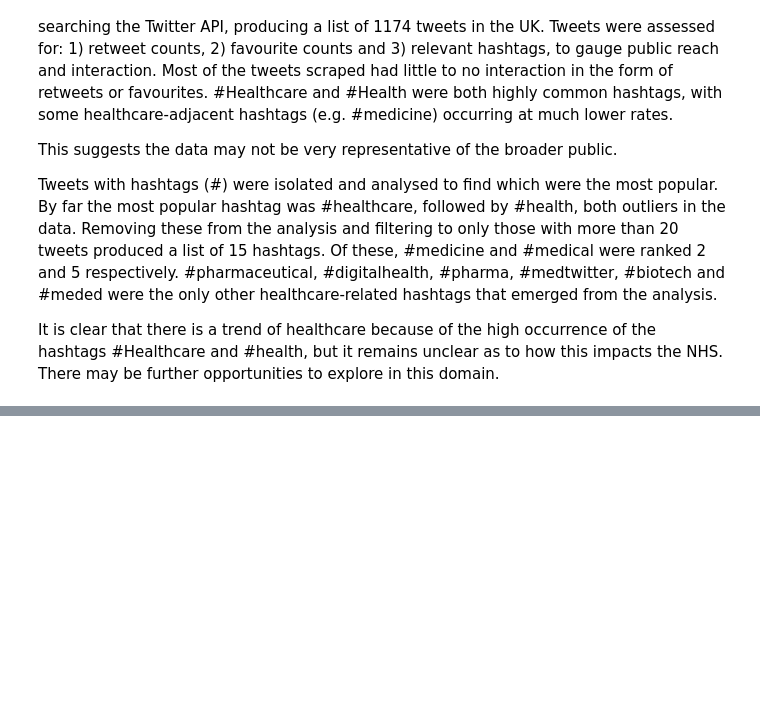
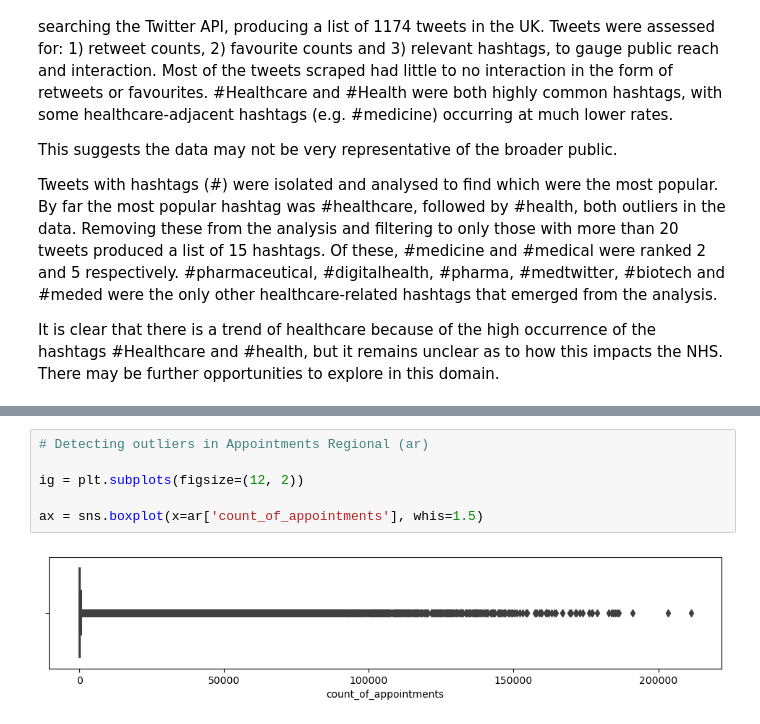
Before and after one commit to AsafRubin00/LSE-Data-Analytics-Using-Python, a Jupyter notebook: Rubin_Asaf_DA201_Assignment_Report.ipynb, the cells around one changed output, grey strips where cells are left out. Cells and saved outputs as stored; diff of their text form; blank space fills up the shorter version.

```diff
--- a/Rubin_Asaf_DA201_Assignment_Report.ipynb
+++ b/Rubin_Asaf_DA201_Assignment_Report.ipynb
@@ -726,0 +771,8 @@ It is clear that there is a trend of healthcare because of the high occurrence o
+# %%
+# Detecting outliers in Appointments Regional (ar)
+
+ig = plt.subplots(figsize=(12, 2))
+
+ax = sns.boxplot(x=ar['count_of_appointments'], whis=1.5)
+# %% [output]
+[figure, added]
```
Also changed, not shown: parts of 10 cells of this notebook.
